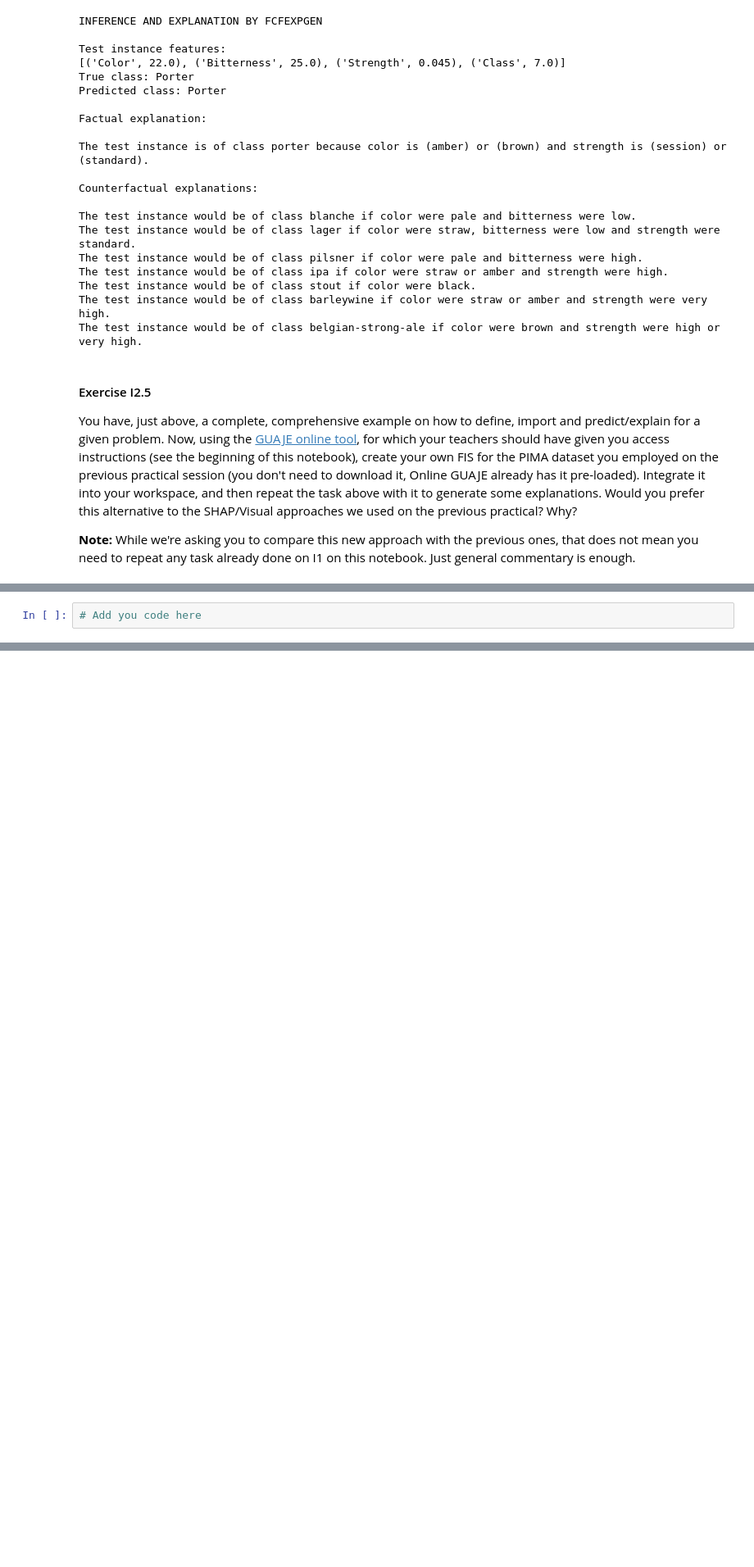
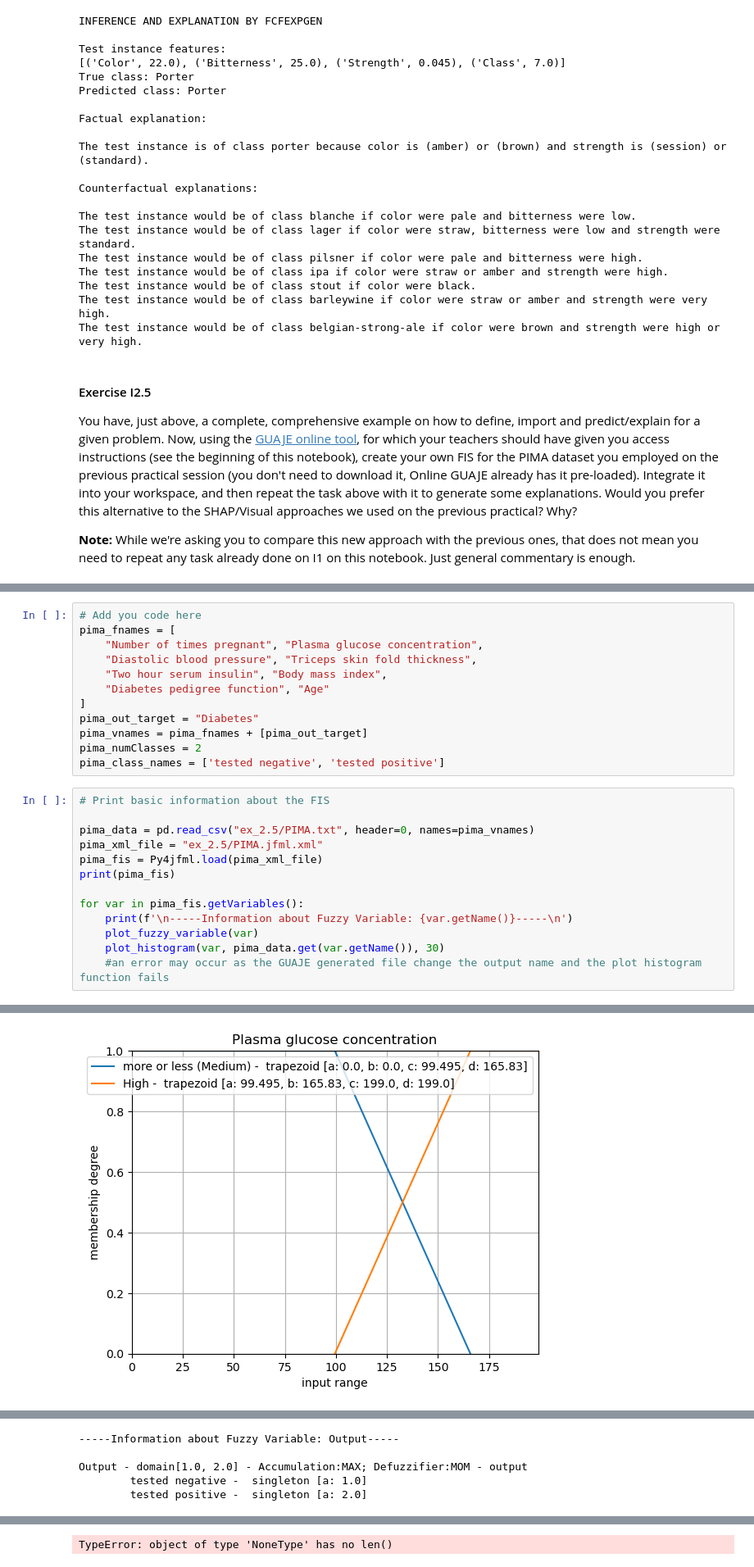
Before and after one commit to Trillom11/TXAI, a Jupyter notebook: TXAI_I2_EXFS.ipynb, the cells around one changed output, grey strips where cells are left out. Shown at 82% size. Cells and saved outputs as stored; diff of their text form; blank space fills up the shorter version.

```diff
--- a/TXAI_I2_EXFS.ipynb
+++ b/TXAI_I2_EXFS.ipynb
@@ -887,2 +918,26 @@ You have, just above, a complete, comprehensive example on how to define, import
 # %%
 # Add you code here
+pima_fnames = [
+    "Number of times pregnant", "Plasma glucose concentration",
+    "Diastolic blood pressure", "Triceps skin fold thickness",
+    "Two hour serum insulin", "Body mass index",
+    "Diabetes pedigree function", "Age"
+]
+pima_out_target = "Diabetes"
+pima_vnames = pima_fnames + [pima_out_target]
+pima_numClasses = 2
+pima_class_names = ['tested negative', 'tested positive']
+# %%
+# Print basic information about the FIS
+
+pima_data = pd.read_csv("ex_2.5/PIMA.txt", header=0, names=pima_vnames)
+pima_xml_file = "ex_2.5/PIMA.jfml.xml"
+pima_fis = Py4jfml.load(pima_xml_file)
+print(pima_fis)
+
+for var in pima_fis.getVariables():
+    print(f'\n-----Information about Fuzzy Variable: {var.getName()}-----\n')
+    plot_fuzzy_variable(var)
+    plot_histogram(var, pima_data.get(var.getName()), 30)
+    #an error may occur as the GUAJE generated file change the output name and the plot histogram function fails
+# %% [output]
@@ -888,0 +961 @@ You have, just above, a complete, comprehensive example on how to define, import
+[figure, added]
@@ -888,0 +963,5 @@ You have, just above, a complete, comprehensive example on how to define, import
+-----Information about Fuzzy Variable: Output-----
+
+Output - domain[1.0, 2.0] - Accumulation:MAX; Defuzzifier:MOM - output
+        tested negative -  singleton [a: 1.0]
+        tested positive -  singleton [a: 2.0]
@@ -888,0 +969 @@ You have, just above, a complete, comprehensive example on how to define, import
+TypeError: object of type 'NoneType' has no len()
```
Also changed, not shown: parts of 7 cells of this notebook.
